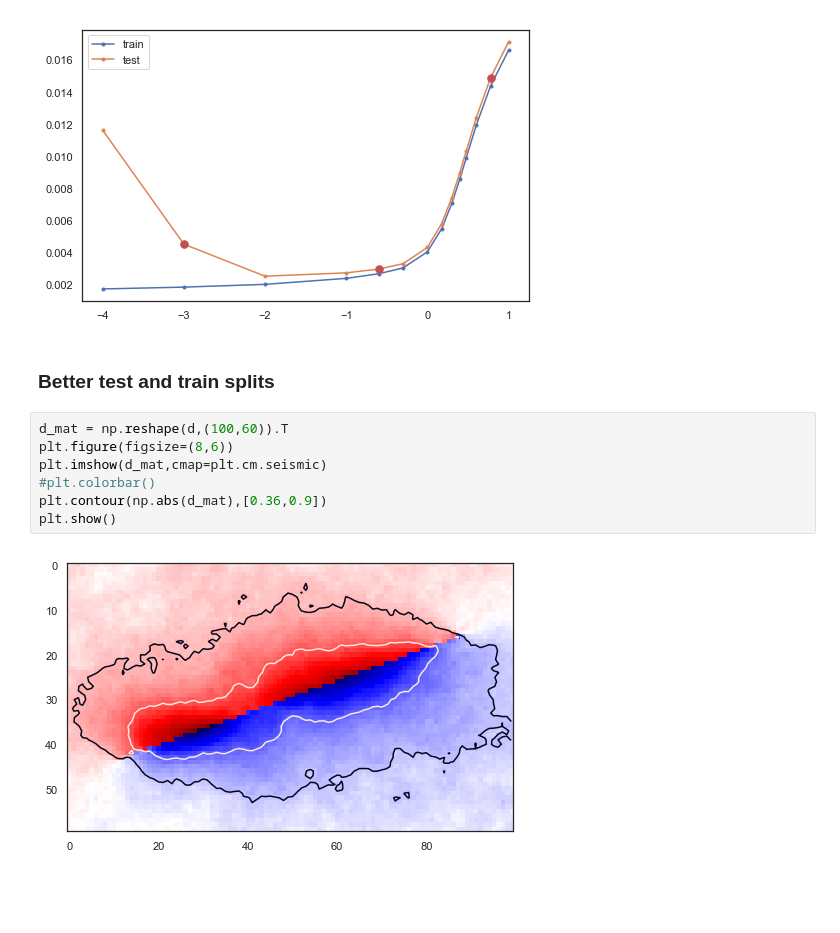
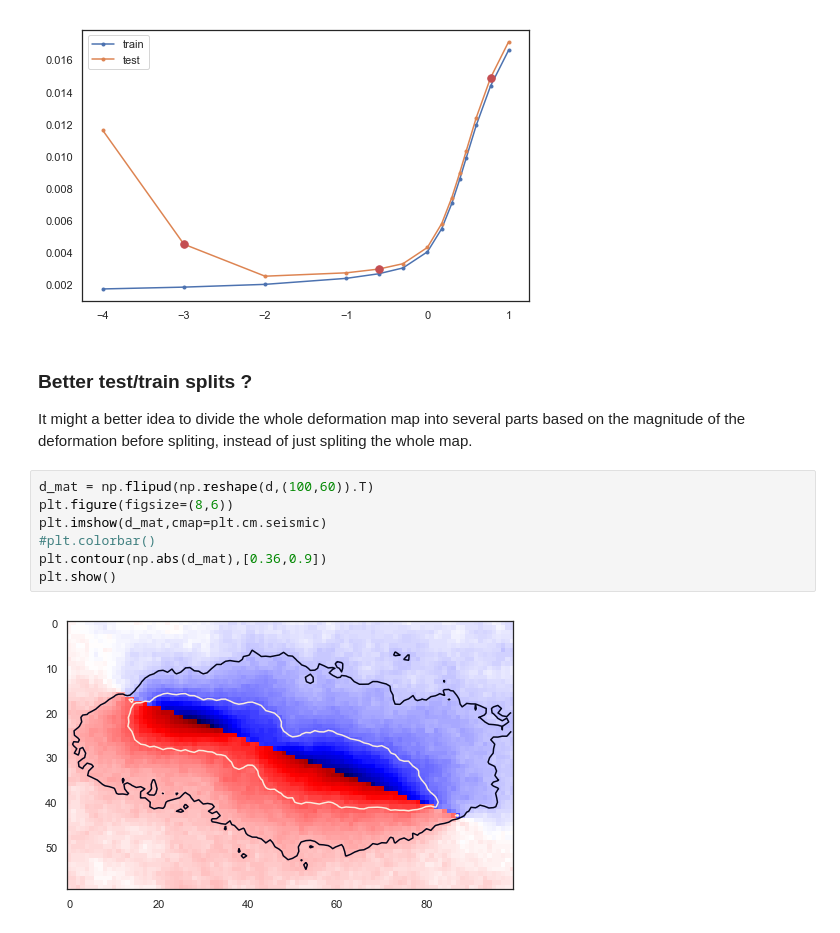
Before and after one commit to jeremy-xx/earthquake-rupture, a Jupyter notebook: earthquake_rupture.ipynb, the cells around one changed output. Saved outputs shown, nothing was run; the diff lists cells and outputs as text; blank space fills up the shorter version.

```diff
--- a/earthquake_rupture.ipynb
+++ b/earthquake_rupture.ipynb
@@ -129,14 +132,15 @@ plt.legend(('train','test'))
 plt.show()
 # %% [output]
 [figure]
-# %% [markdown]
-### Better test and train splits
+# %% [markdown]
+### Better test/train splits ?
+It might a better idea to divide the whole deformation map into several parts based on the magnitude of the deformation before spliting, instead of just spliting the whole map.
 # %%
-d_mat = np.reshape(d,(100,60)).T
+d_mat = np.flipud(np.reshape(d,(100,60)).T)
 plt.figure(figsize=(8,6))
 plt.imshow(d_mat,cmap=plt.cm.seismic)
 #plt.colorbar()
 plt.contour(np.abs(d_mat),[0.36,0.9])
 plt.show()
 # %% [output]
-[figure, old version]
+[figure, new version]
```
Also changed, not shown: parts of 6 cells of this notebook, 1 other file.
